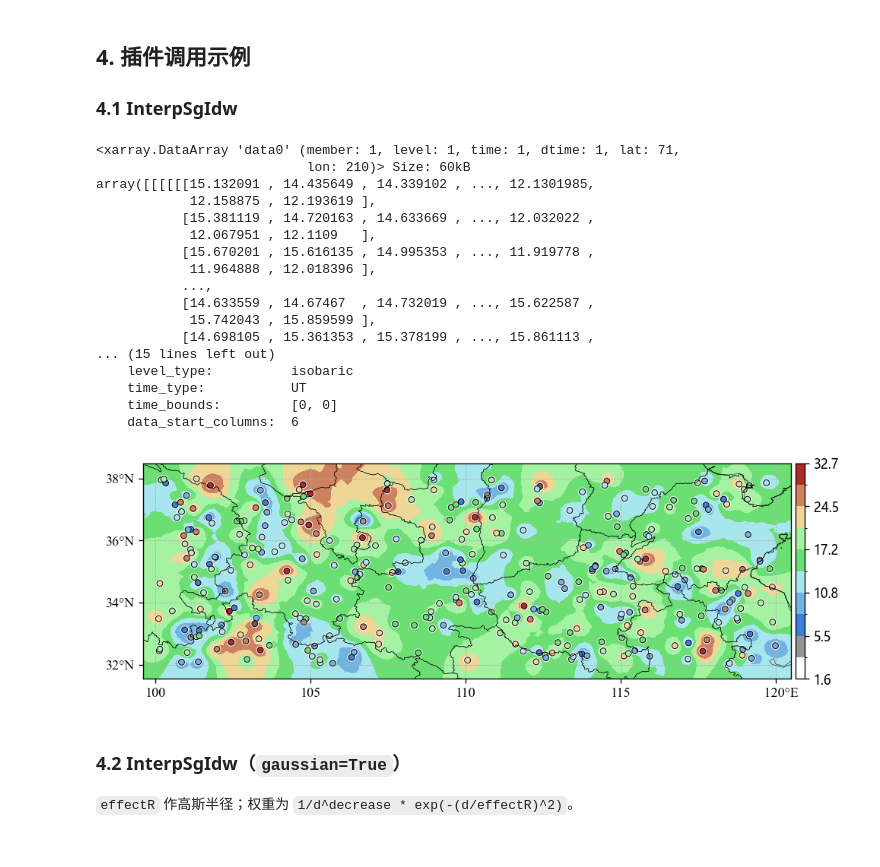
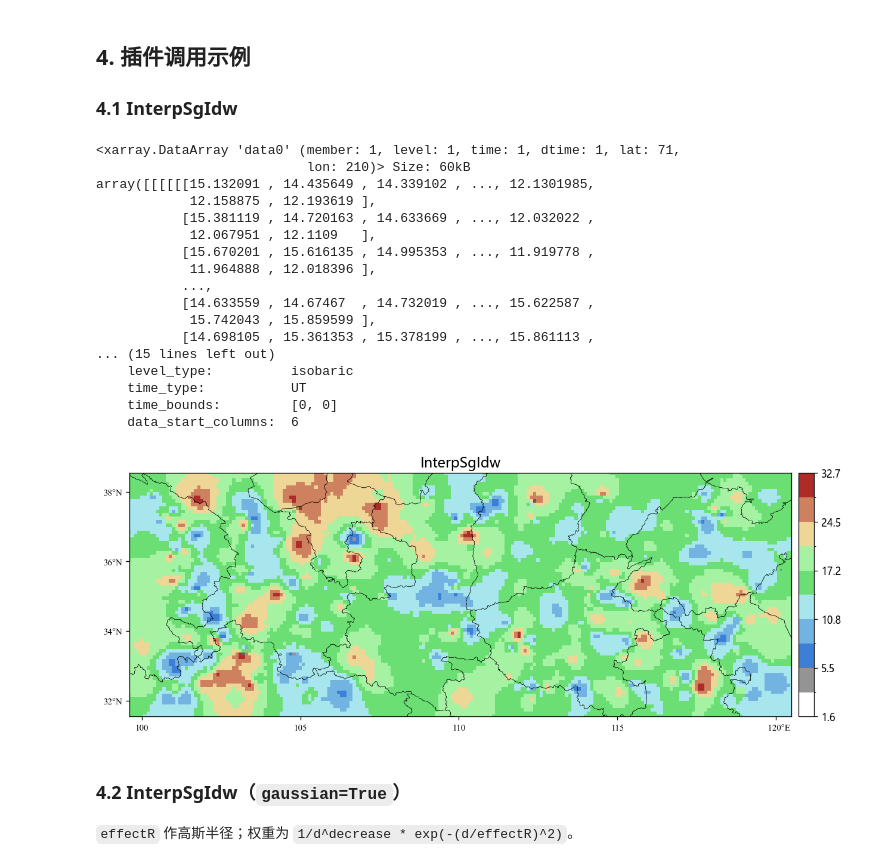
Before and after one commit to HerADCalciummilk/test, a Jupyter notebook: 00temp/interpolation_station_grid/nbs/interpolation_station_grid_说明.ipynb, the cells around one changed output. Drawn from its saved outputs; the diff is of its cells as text; code cells hidden in the pictures.

Commit message:
Simplify SG notebook plots: direct meb calls, larger station points.
Co-authored-by: Cursor <cursoragent@cursor.com>

```diff
--- a/00temp/interpolation_station_grid/nbs/interpolation_station_grid_说明.ipynb
+++ b/00temp/interpolation_station_grid/nbs/interpolation_station_grid_说明.ipynb
@@ -268,26 +177,28 @@ clevs = [ 1.6  3.4  5.5  8.  10.8 13.9 17.2 20.8 24.5 28.5 32.7]
 # %%
 grd_idw = InterpSgIdw(effectR=150000, nearNum=8, decrease=2).process(obs, tgt_grid)
 print(grd_idw)
-plot_grid_result(grd_idw, sta_df=obs, title="InterpSgIdw")
+meb.pcolormesh_2d_grid(
+    grd_idw, title="InterpSgIdw", cmap=CMAP, clevs=CLEVS, height=6.5, width=12, dpi=120, show=True
+)
 # %% [output]
 <xarray.DataArray 'data0' (member: 1, level: 1, time: 1, dtime: 1, lat: 71,
                            lon: 210)> Size: 60kB
 array([[[[[[15.132091 , 14.435649 , 14.339102 , ..., 12.1301985,
             12.158875 , 12.193619 ],
            [15.381119 , 14.720163 , 14.633669 , ..., 12.032022 ,
             12.067951 , 12.1109   ],
            [15.670201 , 15.616135 , 14.995353 , ..., 11.919778 ,
             11.964888 , 12.018396 ],
            ...,
            [14.633559 , 14.67467  , 14.732019 , ..., 15.622587 ,
             15.742043 , 15.859599 ],
            [14.698105 , 15.361353 , 15.378199 , ..., 15.861113 ,
 ... (15 lines left out)
     level_type:          isobaric
     time_type:           UT
     time_bounds:         [0, 0]
     data_start_columns:  6
-[figure, old version]
+[figure, new version]
 # %% [markdown]
 ### 4.2 InterpSgIdw（`gaussian=True`）
 
```
Also changed, not shown: parts of 12 cells of this notebook.
